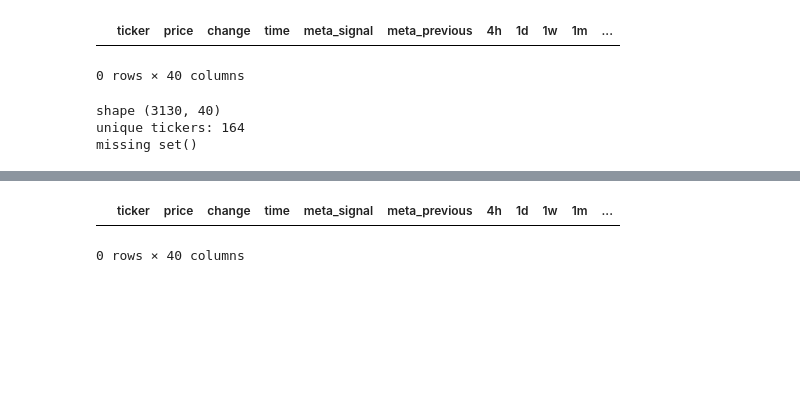
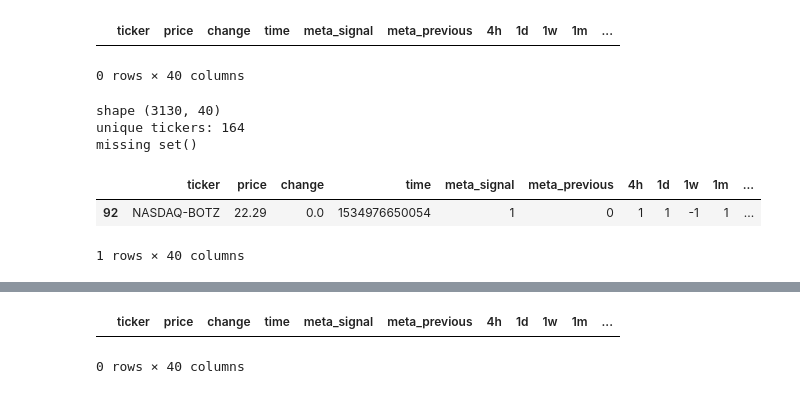
Before and after one commit to atomantic/stock_signals, a Jupyter notebook: data/Signals.ipynb, the cells around one changed output, grey strips where cells are left out. Drawn from its saved outputs; the diff is of its cells as text; code cells hidden in the pictures; blank space fills up the shorter version.

```diff
--- a/data/Signals.ipynb
+++ b/data/Signals.ipynb
@@ -88,3 +84,10 @@ print("missing", set(tickers) - set(frame.ticker.unique()))
 shape (3130, 40)
 unique tickers: 164
 missing set()
+# %%
+botz = frame[frame.ticker.astype(str).str.match("NASDAQ-BOTZ")]
+botz.head(1)
+# %% [output]
+|  | ticker | price | change | time | meta_signal | meta_previous | 4h | 1d | 1w | 1m | ... |
+| 92 | NASDAQ-BOTZ | 22.29 | 0.0 | 1534976650054 | 1 | 0 | 1 | 1 | -1 | 1 | ... |
+1 rows × 40 columns
```
Also changed, not shown: parts of 13 cells of this notebook, 1 other file.
